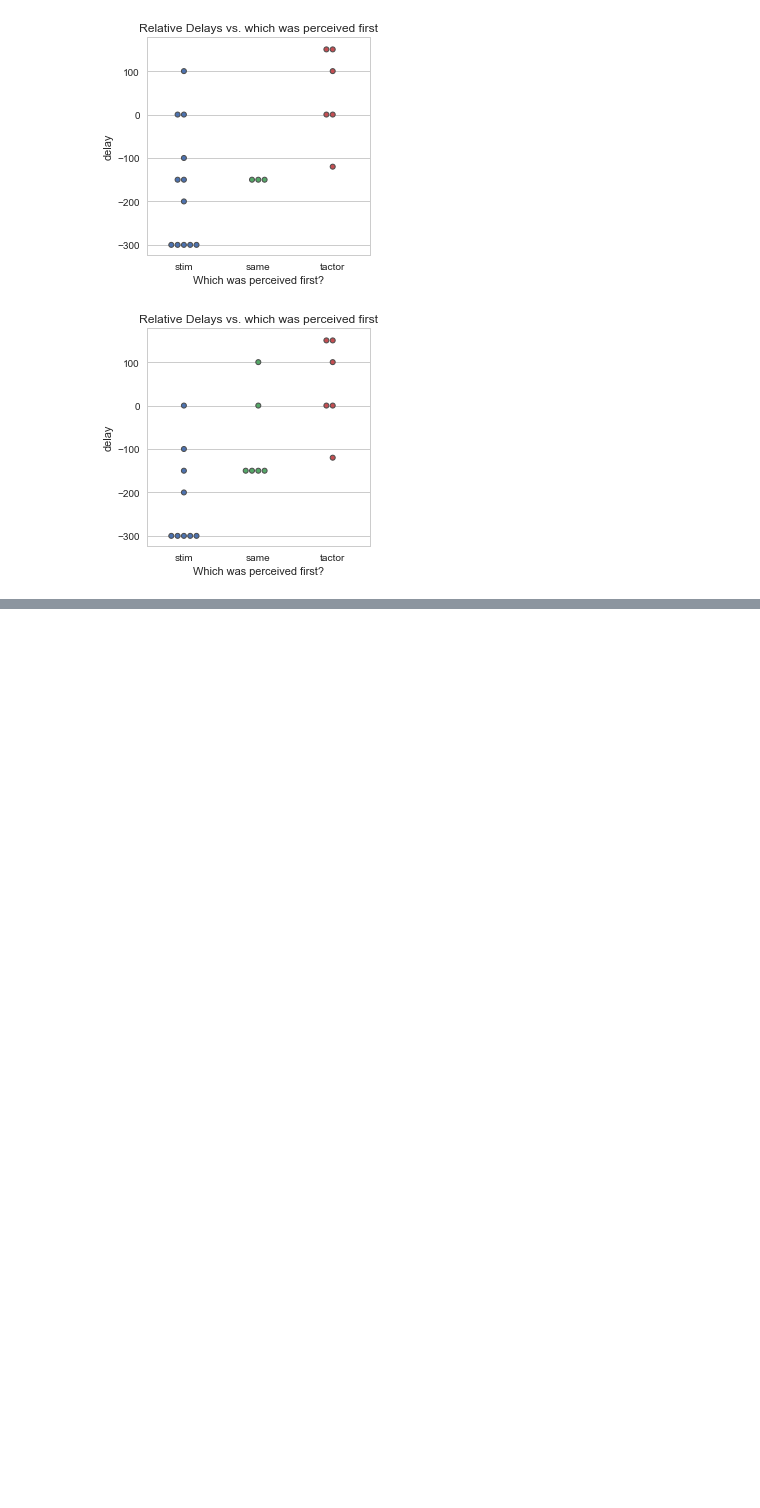
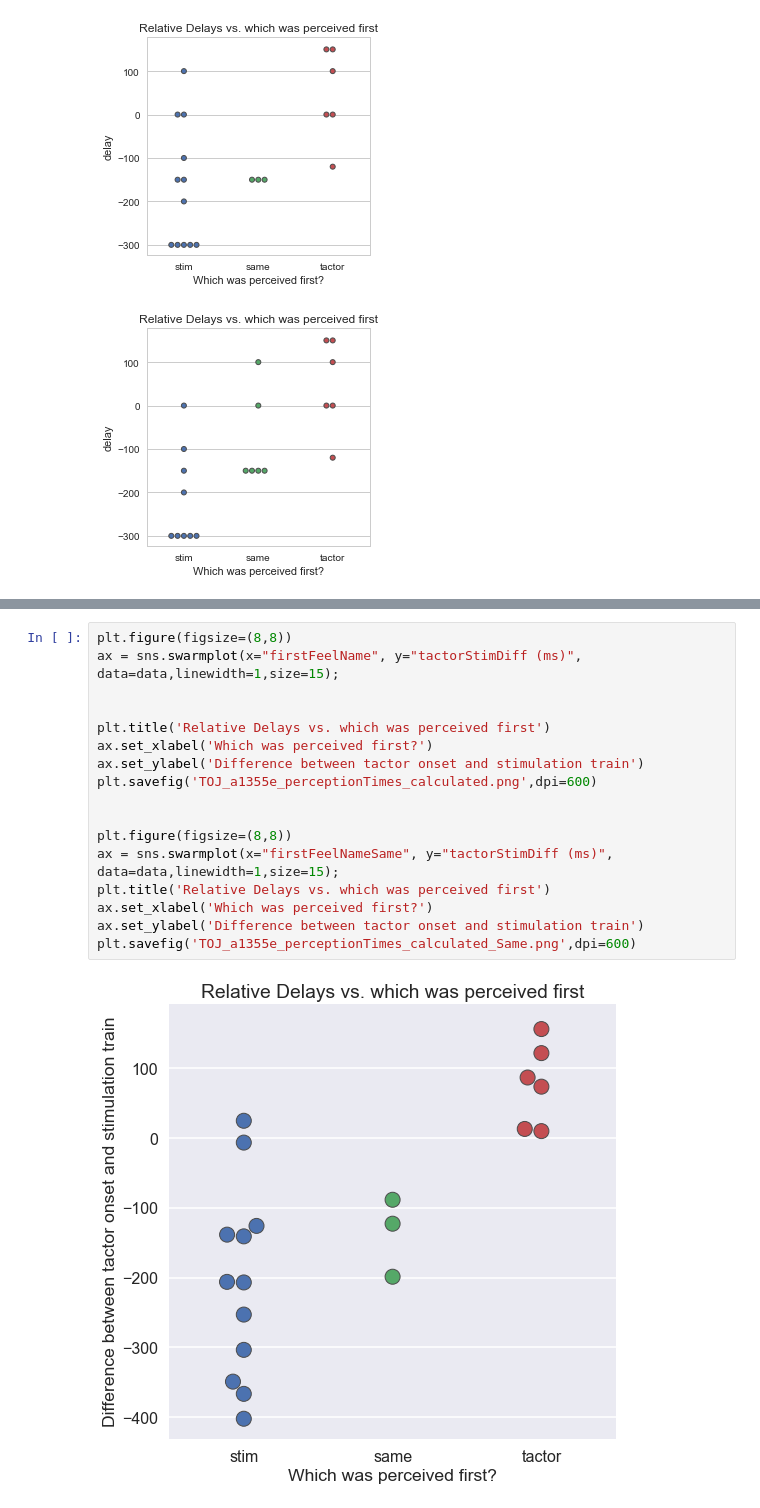
Before and after one commit to davidjuliancaldwell/StimulationResponseTimingPython, a Jupyter notebook: a1355e_tempOrderJudge.ipynb, the cells around one changed output, grey strips where cells are left out. Cells and saved outputs as stored; diff of their text form; blank space fills up the shorter version.

```diff
--- a/a1355e_tempOrderJudge.ipynb
+++ b/a1355e_tempOrderJudge.ipynb
@@ -75,0 +139,19 @@ array([1, 2, 1, 1, 0, 2, 0, 1, 2, 2, 0, 2, 1, 1, 2, 0, 1, 0, 1, 0, 1])
+# %%
+plt.figure(figsize=(8,8))
+ax = sns.swarmplot(x="firstFeelName", y="tactorStimDiff (ms)", data=data,linewidth=1,size=15);
+
+
+plt.title('Relative Delays vs. which was perceived first')
+ax.set_xlabel('Which was perceived first?')
+ax.set_ylabel('Difference between tactor onset and stimulation train')
+plt.savefig('TOJ_a1355e_perceptionTimes_calculated.png',dpi=600)
+
+
+plt.figure(figsize=(8,8))
+ax = sns.swarmplot(x="firstFeelNameSame", y="tactorStimDiff (ms)", data=data,linewidth=1,size=15);
+plt.title('Relative Delays vs. which was perceived first')
+ax.set_xlabel('Which was perceived first?')
+ax.set_ylabel('Difference between tactor onset and stimulation train')
+plt.savefig('TOJ_a1355e_perceptionTimes_calculated_Same.png',dpi=600)
+# %% [output]
+[figure, added]
```
Also changed, not shown: parts of 13 cells of this notebook, 1 other file.
